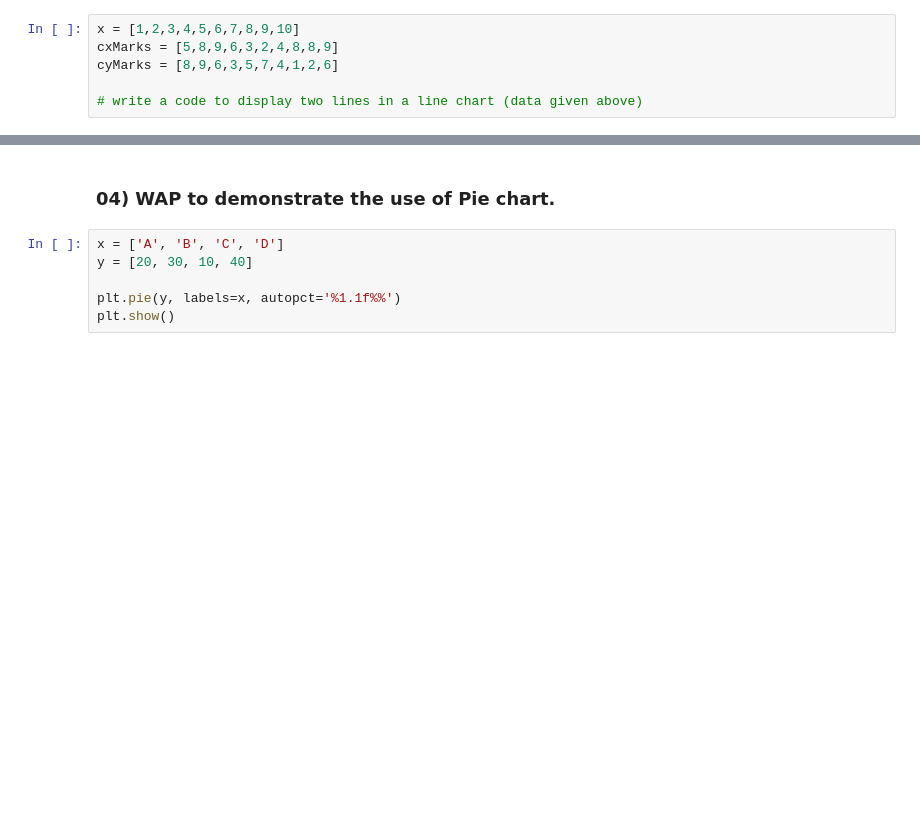
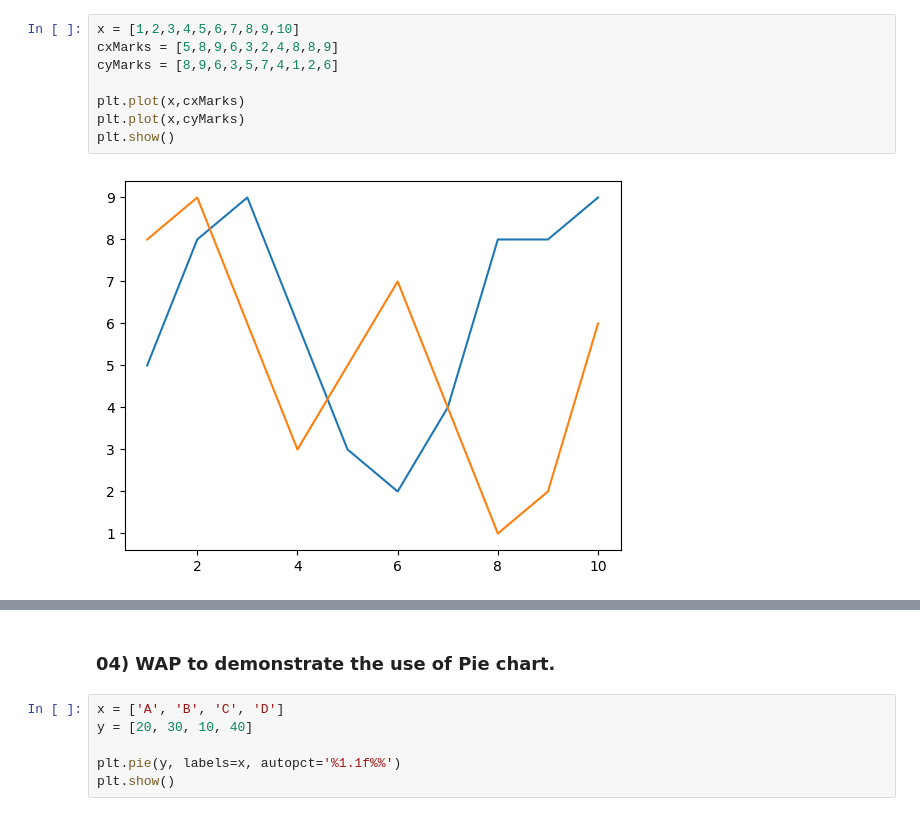
Before and after one commit to Dhairya3391/Python, a Jupyter notebook: Python Programming - Lab - 12.ipynb, the cells around one changed output, grey strips where cells are left out. Saved outputs shown, nothing was run; the diff lists cells and outputs as text; blank space fills up the shorter version.

```diff
--- a/Python Programming - Lab - 12.ipynb
+++ b/Python Programming - Lab - 12.ipynb
@@ -20,9 +21,13 @@ y = [1,5,9,7,5,6,3,2,4,9]
 # %%
 x = [1,2,3,4,5,6,7,8,9,10]
 cxMarks = [5,8,9,6,3,2,4,8,8,9]
 cyMarks = [8,9,6,3,5,7,4,1,2,6]
 
-# write a code to display two lines in a line chart (data given above)
+plt.plot(x,cxMarks)
+plt.plot(x,cyMarks)
+plt.show()
+# %% [output]
+[figure, added]
 # %%
 x = range(1,11,1)
 cxMarks= [8,9,6,3,5,7,4,1,2,6]
```
Also changed, not shown: parts of 5 cells of this notebook.
